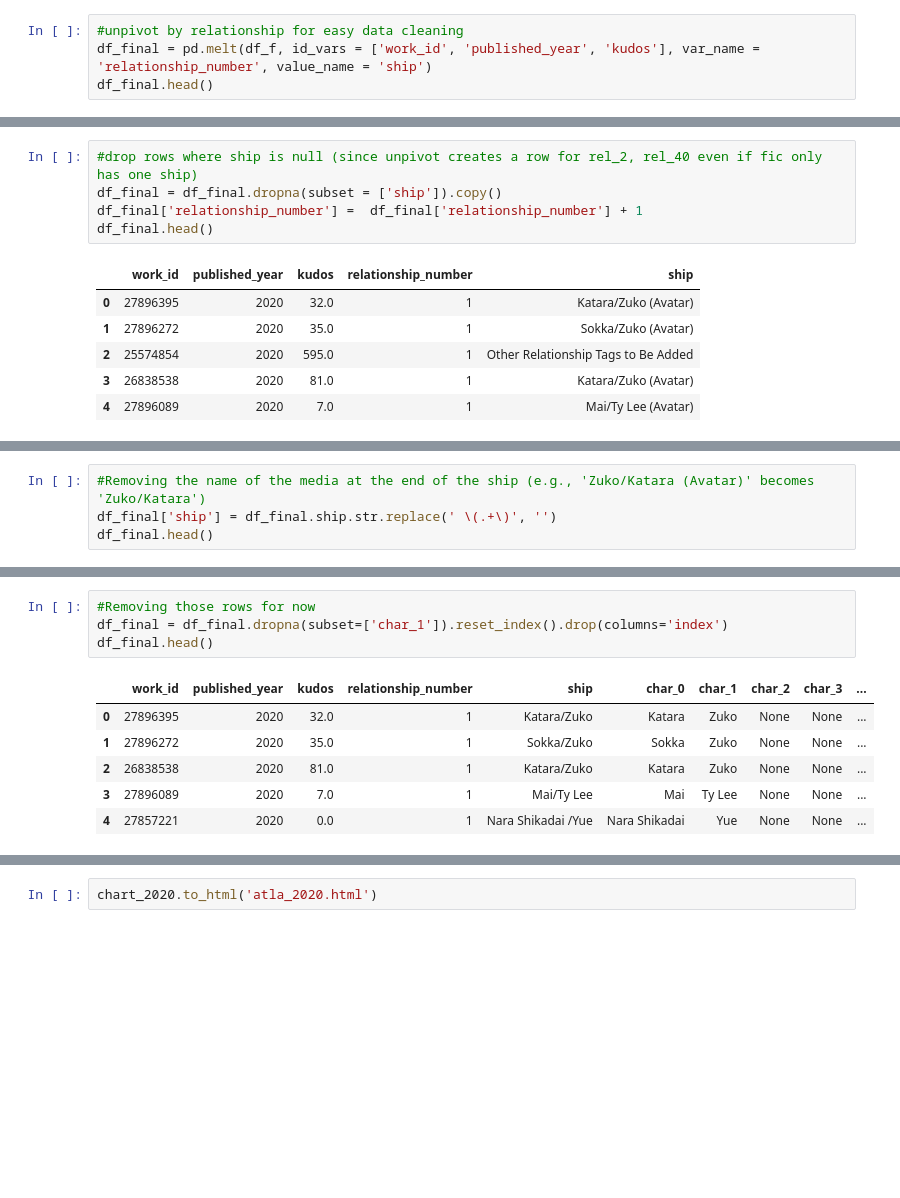
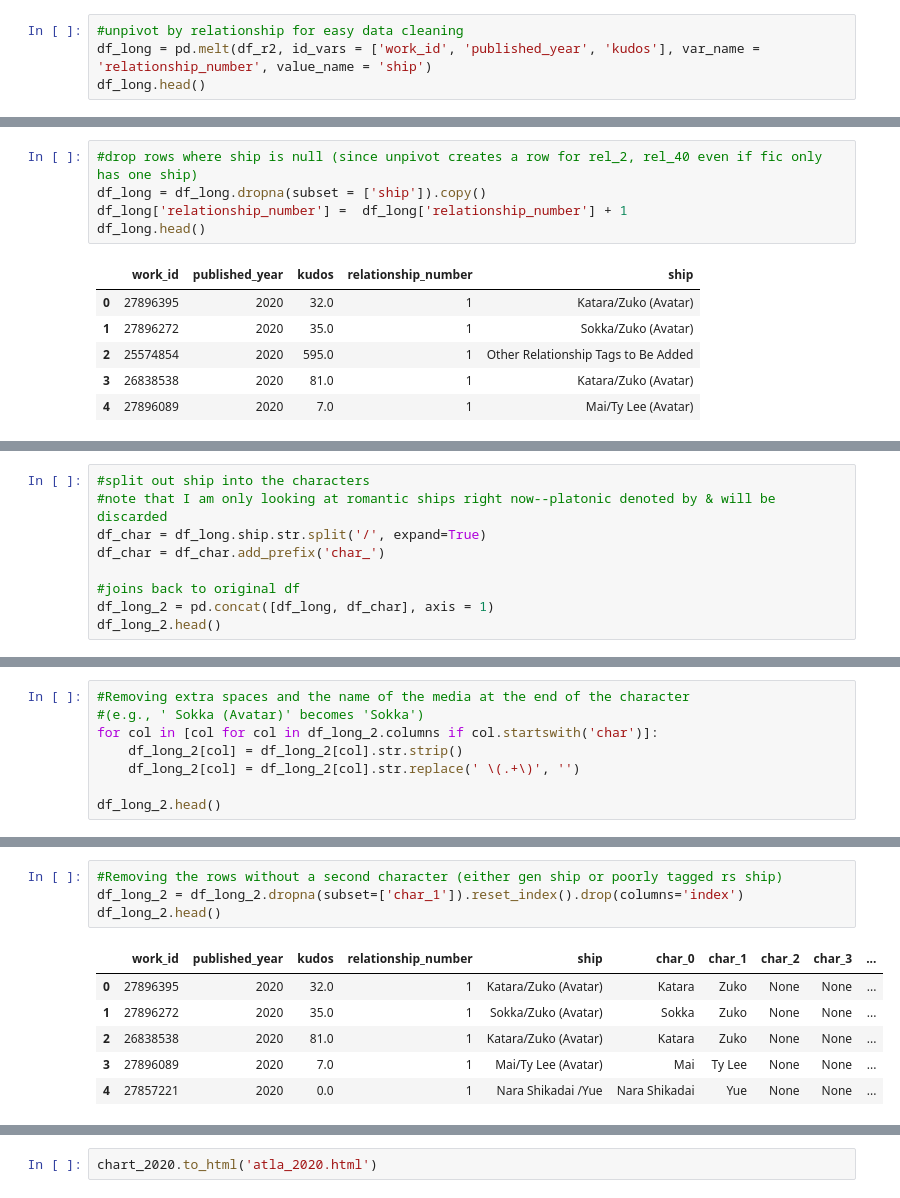
Before and after one commit to pharsaliam/ao3-vizzes, a Jupyter notebook: ATLA/ATLA_Chord_1205_v8.ipynb, the cells around one changed output, grey strips where cells are left out. Cells and saved outputs as stored; diff of their text form; blank space fills up the shorter version.

```diff
--- a/ATLA/ATLA_Chord_1205_v8.ipynb
+++ b/ATLA/ATLA_Chord_1205_v8.ipynb
@@ -203,8 +211,8 @@ df_f.head()
 5 rows × 84 columns
 # %%
 #unpivot by relationship for easy data cleaning
-df_final = pd.melt(df_f, id_vars = ['work_id', 'published_year', 'kudos'], var_name = 'relationship_number', value_name = 'ship')
-df_final.head()
+df_long = pd.melt(df_r2, id_vars = ['work_id', 'published_year', 'kudos'], var_name = 'relationship_number', value_name = 'ship')
+df_long.head()
 # %% [output]
 |  | work_id | published_year | kudos | relationship_number | ship |
 | 0 | 27896395 | 2020 | 32.0 | 0 | Katara/Zuko (Avatar) |
@@ -214,9 +222,9 @@ df_final.head()
 | 4 | 27896089 | 2020 | 7.0 | 0 | Mai/Ty Lee (Avatar) |
 # %%
 #drop rows where ship is null (since unpivot creates a row for rel_2, rel_40 even if fic only has one ship)
-df_final = df_final.dropna(subset = ['ship']).copy()
-df_final['relationship_number'] =  df_final['relationship_number'] + 1
-df_final.head()
+df_long = df_long.dropna(subset = ['ship']).copy()
+df_long['relationship_number'] =  df_long['relationship_number'] + 1
+df_long.head()
 # %% [output]
 |  | work_id | published_year | kudos | relationship_number | ship |
 | 0 | 27896395 | 2020 | 32.0 | 1 | Katara/Zuko (Avatar) |
@@ -251,3 +254,12 @@ pct_rel_num.head(11)
 | 9 | 124 | 0.007 | 0.980 |
 | 10 | 68 | 0.004 | 0.984 |
 | 11 | 52 | 0.003 | 0.987 |
+# %%
+#split out ship into the characters
+#note that I am only looking at romantic ships right now--platonic denoted by & will be discarded
+df_char = df_long.ship.str.split('/', expand=True)
+df_char = df_char.add_prefix('char_')
+
+#joins back to original df
+df_long_2 = pd.concat([df_long, df_char], axis = 1)
+df_long_2.head()
@@ -254,5 +273,9 @@ pct_rel_num.head(11)
 # %%
-#Removing the name of the media at the end of the ship (e.g., 'Zuko/Katara (Avatar)' becomes 'Zuko/Katara')
-df_final['ship'] = df_final.ship.str.replace(' \(.+\)', '')
-df_final.head()
+#Removing extra spaces and the name of the media at the end of the character
+#(e.g., ' Sokka (Avatar)' becomes 'Sokka')
+for col in [col for col in df_long_2.columns if col.startswith('char')]:
+    df_long_2[col] = df_long_2[col].str.strip()
+    df_long_2[col] = df_long_2[col].str.replace(' \(.+\)', '')
+
+df_long_2.head()
 # %% [output]
@@ -321,11 +288,11 @@ df_final.loc[df_final['char_1'].isna()].head()
 # %%
-#Removing those rows for now
-df_final = df_final.dropna(subset=['char_1']).reset_index().drop(columns='index')
-df_final.head()
+#Removing the rows without a second character (either gen ship or poorly tagged rs ship)
+df_long_2 = df_long_2.dropna(subset=['char_1']).reset_index().drop(columns='index')
+df_long_2.head()
 # %% [output]
 |  | work_id | published_year | kudos | relationship_number | ship | char_0 | char_1 | char_2 | char_3 | ... |
-| 0 | 27896395 | 2020 | 32.0 | 1 | Katara/Zuko | Katara | Zuko | None | None | ... |
-| 1 | 27896272 | 2020 | 35.0 | 1 | Sokka/Zuko | Sokka | Zuko | None | None | ... |
-| 2 | 26838538 | 2020 | 81.0 | 1 | Katara/Zuko | Katara | Zuko | None | None | ... |
-| 3 | 27896089 | 2020 | 7.0 | 1 | Mai/Ty Lee | Mai | Ty Lee | None | None | ... |
+| 0 | 27896395 | 2020 | 32.0 | 1 | Katara/Zuko (Avatar) | Katara | Zuko | None | None | ... |
+| 1 | 27896272 | 2020 | 35.0 | 1 | Sokka/Zuko (Avatar) | Sokka | Zuko | None | None | ... |
+| 2 | 26838538 | 2020 | 81.0 | 1 | Katara/Zuko (Avatar) | Katara | Zuko | None | None | ... |
+| 3 | 27896089 | 2020 | 7.0 | 1 | Mai/Ty Lee (Avatar) | Mai | Ty Lee | None | None | ... |
 | 4 | 27857221 | 2020 | 0.0 | 1 | Nara Shikadai /Yue | Nara Shikadai | Yue | None | None | ... |
```
Also changed, not shown: parts of 27 cells of this notebook, 7 other files.
